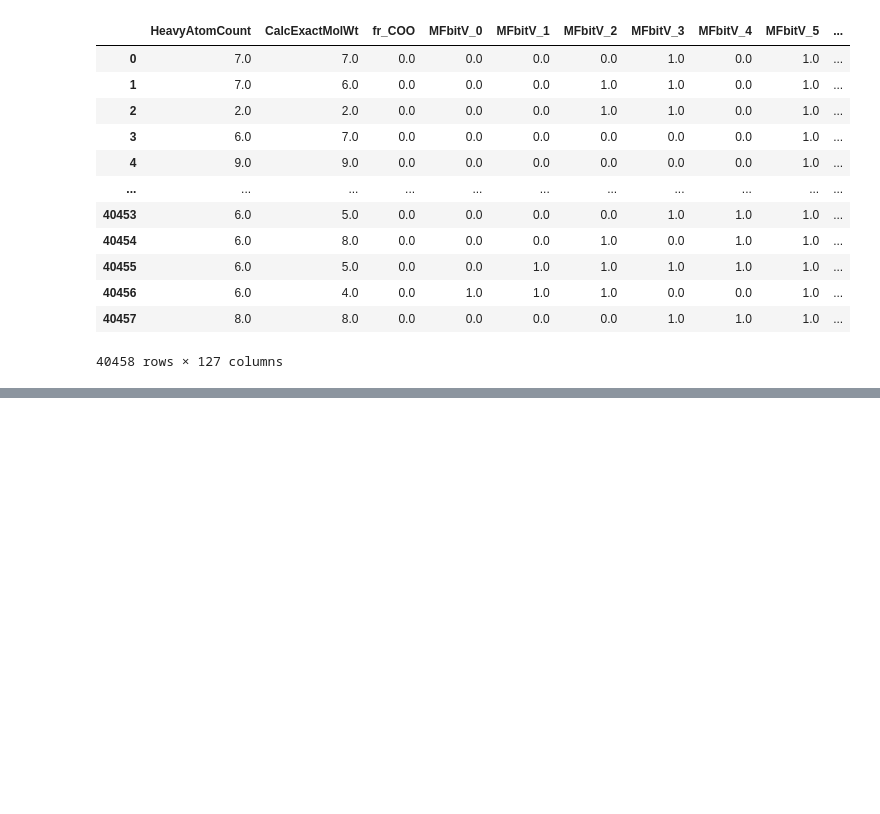
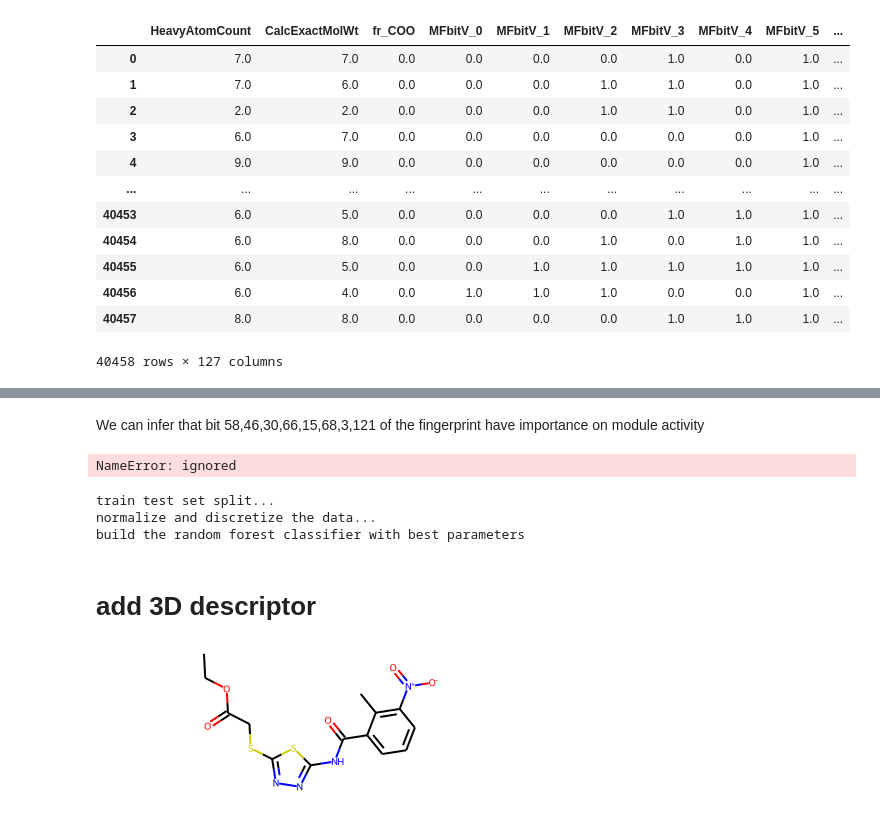
Before and after one commit to Spycsh/DataScienceNoteBooks, a Jupyter notebook: rdkit_challenge.ipynb, the cells around one changed output, grey strips where cells are left out. Drawn from its saved outputs; the diff is of its cells as text; code cells hidden in the pictures; blank space fills up the shorter version.

```diff
--- a/rdkit_challenge.ipynb
+++ b/rdkit_challenge.ipynb
@@ -507,0 +691,71 @@ test_df.to_csv("predicted_result.csv", index=False)
+# %% [markdown]
+We can infer that bit 58,46,30,66,15,68,3,121 of the fingerprint have importance on module activity
+# %%
+new_train_df = pd.read_csv('train_new_features.csv')
+new_train_df.drop(columns=[('MFbitV_'+str(i)) for i in range(124) if i not in saved_indexes], inplace=True)
+# %% [output]
+NameError: ignored
+# %%
+from sklearn import model_selection
+df_X = new_train_df.drop(columns=['INDEX','SMILES','ACTIVE'])
+y = new_train_df['ACTIVE']
+
+print("train test set split...")
+
+X_train, X_test, y_train, y_test = model_selection.train_test_split(
+    df_X, y, test_size=0.2, random_state=1) # set the random state
+
+from sklearn.impute import SimpleImputer
+imp_mean = SimpleImputer(missing_values=np.nan, strategy='mean')
+from sklearn.preprocessing import MinMaxScaler
+scaler = MinMaxScaler()
+from sklearn.preprocessing import KBinsDiscretizer
+kbd = KBinsDiscretizer(n_bins=10, encode="ordinal")
+
+
+train_indexes = X_train.index
+test_indexes = X_test.index
+
+print("normalize and discretize the data...")
+
+X_train = imp_mean.fit_transform(X_train)
+X_train[:,[0,1]] = scaler.fit_transform(X_train[:,[0,1]])
+X_train[:,[0,1]] = kbd.fit_transform(X_train[:,[0,1]])
+X_train = pd.DataFrame(X_train, columns=df_X.columns, index=train_indexes)
+
+X_test = imp_mean.fit_transform(X_test)
+X_test[:,[0,1]] = scaler.fit_transform(X_test[:,[0,1]])
+X_test[:,[0,1]] = kbd.fit_transform(X_test[:,[0,1]])
+X_test = pd.DataFrame(X_test, columns=df_X.columns, index=test_indexes)
+
+print("build the random forest classifier with best parameters")
+rfc = RandomForestClassifier(max_depth=30, n_estimators=200)
+rfc.fit(X_train, y_train)
+prediction_rfc = rfc.predict_proba(X_test)
+
+from sklearn.svm import SVC
+svc=SVC()
+svc.fit(X_train, y_train)
+prediction_svc = svc.predict_proba(X_test)
+
+print("build the MLP classifier with best parameters")
+from sklearn.svm import SVC
+
+print("calculate the AUC...")
+
+print("The random forest classifier with a grid search and lower dimensions has an AUC of: "
+ + str(calAUC(prediction_rfc[:, 1], np.array(y_test))))
+
+print("The svc classifier with lower dimensions has an AUC of: "
+ + str(calAUC(prediction_svc[:, 1], np.array(y_test))))
+# %% [output]
+train test set split...
+normalize and discretize the data...
+build the random forest classifier with best parameters
+# %% [markdown]
+# add 3D descriptor
+# %%
+m = Chem.MolFromSmiles('CCOC(=O)CSc1nnc(NC(=O)c2cccc([N+](=O)[O-])c2C)s1')
+m
+# %% [output]
+[figure, added]
```
Also changed, not shown: parts of 31 cells of this notebook.
